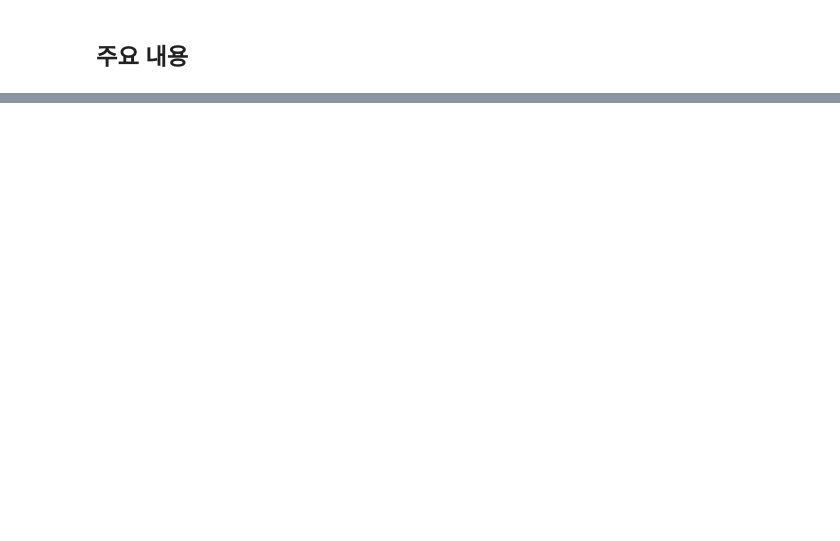
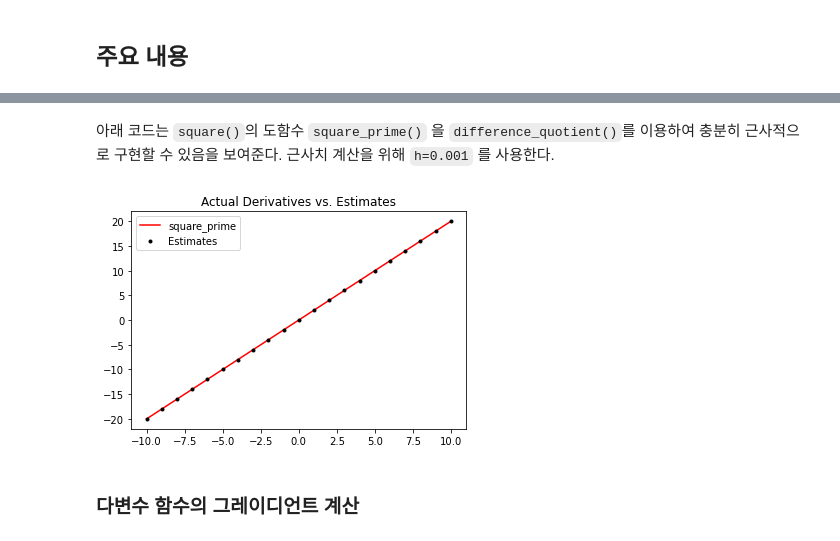
Before and after one commit to codingalzi/pydata, a Jupyter notebook: notebooks/pydata08-machine-learning-preview-2.ipynb, the cells around one changed output, grey strips where cells are left out. Saved outputs shown, nothing was run; the diff lists cells and outputs as text; code cells hidden in the pictures; blank space fills up the shorter version.

```diff
--- a/notebooks/pydata08-machine-learning-preview-2.ipynb
+++ b/notebooks/pydata08-machine-learning-preview-2.ipynb
@@ -795,0 +159,3 @@ plt.show()
+# %%
+def square(x: float) -> float:
+    return x * x
@@ -795,0 +164,3 @@ plt.show()
+# %%
+def square_prime(x: float) -> float:
+    return 2 * x
@@ -795,0 +197,40 @@ plt.show()
+# %%
+from typing import Callable
+
+def difference_quotient(f: Callable[[float], float],
+                        x: float,
+                        h: float) -> float:
+    """
+    함수 f의 x에서의 미분값 근사치 계산
+    f: 미분 대상 함수
+    x: 인자
+    h: x가 변하는 정도
+    """
+
+    return (f(x + h) - f(x)) / h
+# %% [markdown]
+아래 코드는 `square()`의 도함수 `square_prime()` 을 `difference_quotient()`를
+이용하여 충분히 근사적으로 구현할 수 있음을 보여준다.
+근사치 계산을 위해 `h=0.001` 를 사용한다.
+# %%
+import matplotlib.pyplot as plt
+
+h = 0.001
+xs = range(-10, 11)
+
+actuals = [square_prime(x) for x in xs]
+estimates = [difference_quotient(square, x, h) for x in xs]
+
+plt.title("Actual Derivatives vs. Estimates")
+
+# 실제 도함수 그래프(빨간색 직선)
+plt.plot(xs, actuals, 'r-', label='square_prime')
+
+# 근사치 그래프(검은색 점)
+plt.plot(xs, estimates, 'k.', label='Estimates')
+plt.legend()
+plt.show()
+# %% [output]
+[figure, added]
+# %% [markdown]
+### 다변수 함수의 그레이디언트 계산
```
Also changed, not shown: parts of 205 cells of this notebook, 3 other files.
